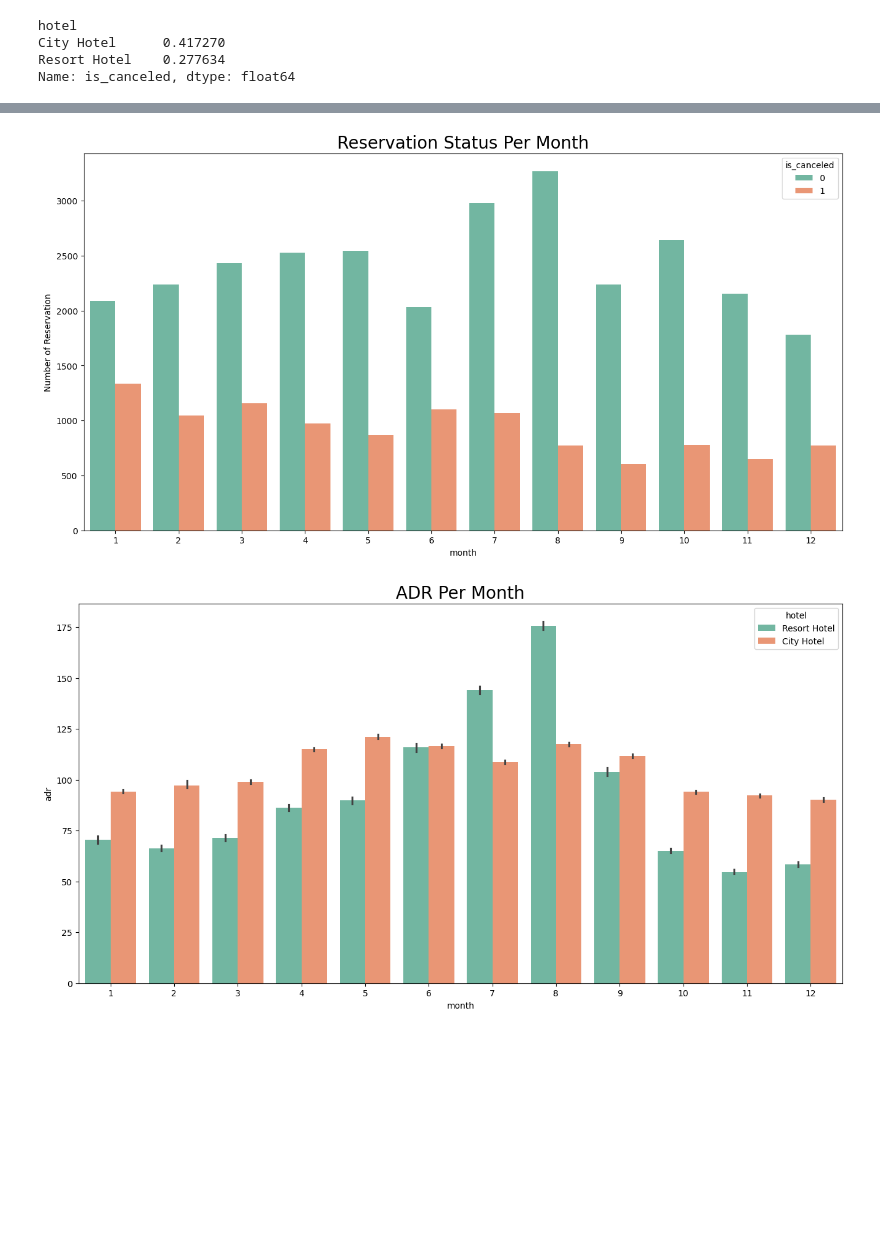
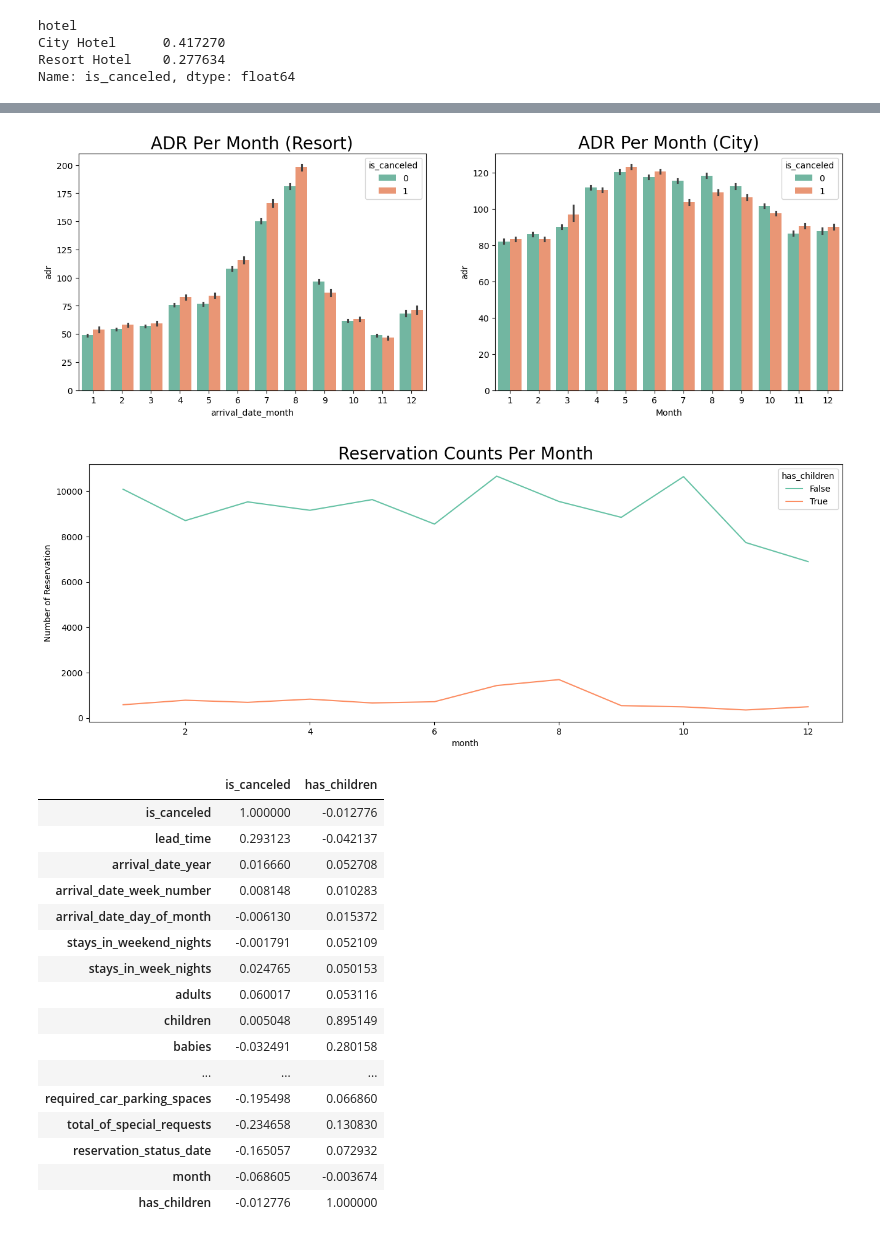
Before and after one commit to messabaouni/Booking-Demand, a Jupyter notebook: main.ipynb, the cells around one changed output, grey strips where cells are left out. Saved outputs shown, nothing was run; the diff lists cells and outputs as text; code cells hidden in the pictures; blank space fills up the shorter version.

Commit message:
exploration lead time and cancellation with month

```diff
--- a/main.ipynb
+++ b/main.ipynb
@@ -148,3 +151,16 @@ hotel
 City Hotel      0.417270
 Resort Hotel    0.277634
 Name: is_canceled, dtype: float64
+# %%
+month_map = {month: index for index, month in enumerate(calendar.month_name) if month}
+htl_df['arrival_date_month'] = htl_df['arrival_date_month'].map(month_map)
+# %%
+htl_df['reservation_month'] = htl_df['reservation_status_date'].dt.month
+fig, axs = plt.subplots(1, 2, figsize=(16, 5))
+sns.countplot(x='arrival_date_month', hue='is_canceled', data= htl_df[htl_df.hotel == 'Resort Hotel'], palette = 'Set2', ax=axs[0])
+sns.countplot(x='arrival_date_month', hue='is_canceled', data= htl_df[htl_df.hotel == 'City Hotel'], palette = 'Set2', ax=axs[1])
+axs[0].set_title('Arrival Counts Per Month (Resort)', size = 20)
+axs[1].set_title('Arrival Counts Per Month (City)', size = 20)
+
+plt.xlabel('month')
+plt.show()
@@ -151,21 +180,42 @@ Name: is_canceled, dtype: float64
+# %%
+fig, axs = plt.subplots(1, 2, figsize=(16, 5))
+sns.barplot(x='arrival_date_month', y='adr', hue='is_canceled', data= htl_df[htl_df.hotel == 'Resort Hotel'], estimator=np.mean, palette = 'Set2', ax=axs[0])
+sns.barplot(x='arrival_date_month', y='adr', hue='is_canceled', data= htl_df[htl_df.hotel == 'City Hotel'], estimator=np.mean, palette = 'Set2', ax=axs[1])
+axs[0].set_title('ADR Per Month (Resort)', size = 20)
+axs[1].set_title('ADR Per Month (City)', size = 20)
+plt.xlabel('Month')
+plt.show()
+# %% [output]
+[figure, added]
+# %%
+htl_df['has_children'] = (htl_df['babies'] > 0) | (htl_df['children'] > 0)
+htl_counts = htl_df.groupby(['reservation_month', 'has_children']).size().reset_index().rename(columns={0: 'count'})
 # %%
-htl_df['month'] = htl_df['reservation_status_date'].dt.month
-plt.figure(figsize=(16,8))
-ax1 = sns.countplot(x='month', hue='is_canceled', data= htl_df[htl_df.hotel == 'Resort Hotel'], palette = 'Set2')
-legend_lebels,_ = ax1.get_legend_handles_labels()
-plt.title('Reservation Status Per Month', size = 20)
+plt.figure(figsize=(16,5.5))
+sns.lineplot(x='reservation_month', y='count', hue='has_children', data= htl_counts, palette = 'Set2')
+plt.title('Reservation Counts Per Month', size = 20)
 plt.xlabel('month')
 plt.ylabel('Number of Reservation')
 plt.show()
 # %% [output]
-[figure, old version]
+[figure, new version]
-# %%
-htl_df['month'] = htl_df['reservation_status_date'].dt.month
-plt.figure(figsize=(16,8))
-ax1 = sns.barplot(x='month', y='adr', hue='hotel', data= htl_df, estimator=np.mean, palette = 'Set2')
-legend_lebels,_ = ax1.get_legend_handles_labels()
-plt.title('ADR Per Month', size = 20)
-plt.xlabel('month')
-plt.show()
-# %% [output]
-[figure, removed]
+# %%
+htl_df.select_dtypes(exclude='object').corr()[['is_canceled', 'has_children']]
+# %% [output]
+|  | is_canceled | has_children |
+| is_canceled | 1.000000 | -0.012776 |
+| lead_time | 0.293123 | -0.042137 |
+| arrival_date_year | 0.016660 | 0.052708 |
+| arrival_date_week_number | 0.008148 | 0.010283 |
+| arrival_date_day_of_month | -0.006130 | 0.015372 |
+| stays_in_weekend_nights | -0.001791 | 0.052109 |
+| stays_in_week_nights | 0.024765 | 0.050153 |
+| adults | 0.060017 | 0.053116 |
+| children | 0.005048 | 0.895149 |
+| babies | -0.032491 | 0.280158 |
+| ... | ... | ... |
+| required_car_parking_spaces | -0.195498 | 0.066860 |
+| total_of_special_requests | -0.234658 | 0.130830 |
+| reservation_status_date | -0.165057 | 0.072932 |
+| month | -0.068605 | -0.003674 |
+| has_children | -0.012776 | 1.000000 |
```
Also changed, not shown: parts of 6 cells of this notebook.
